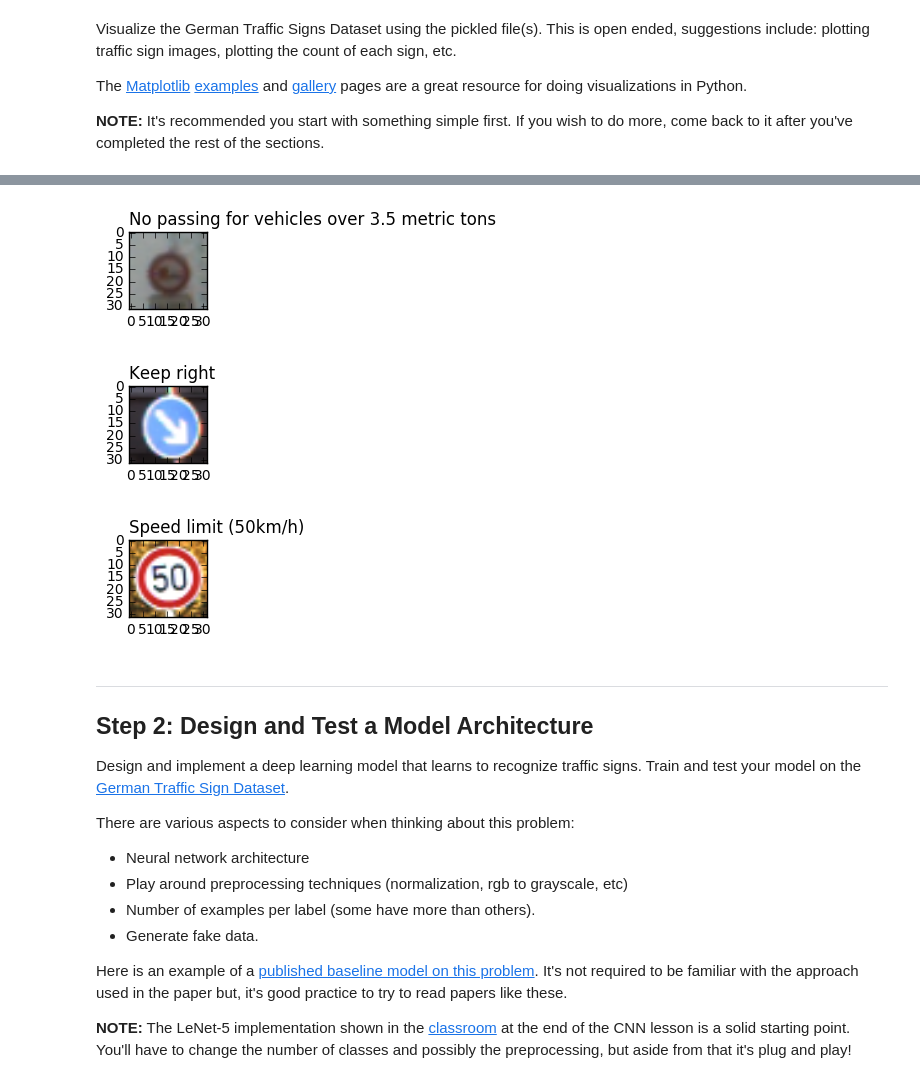
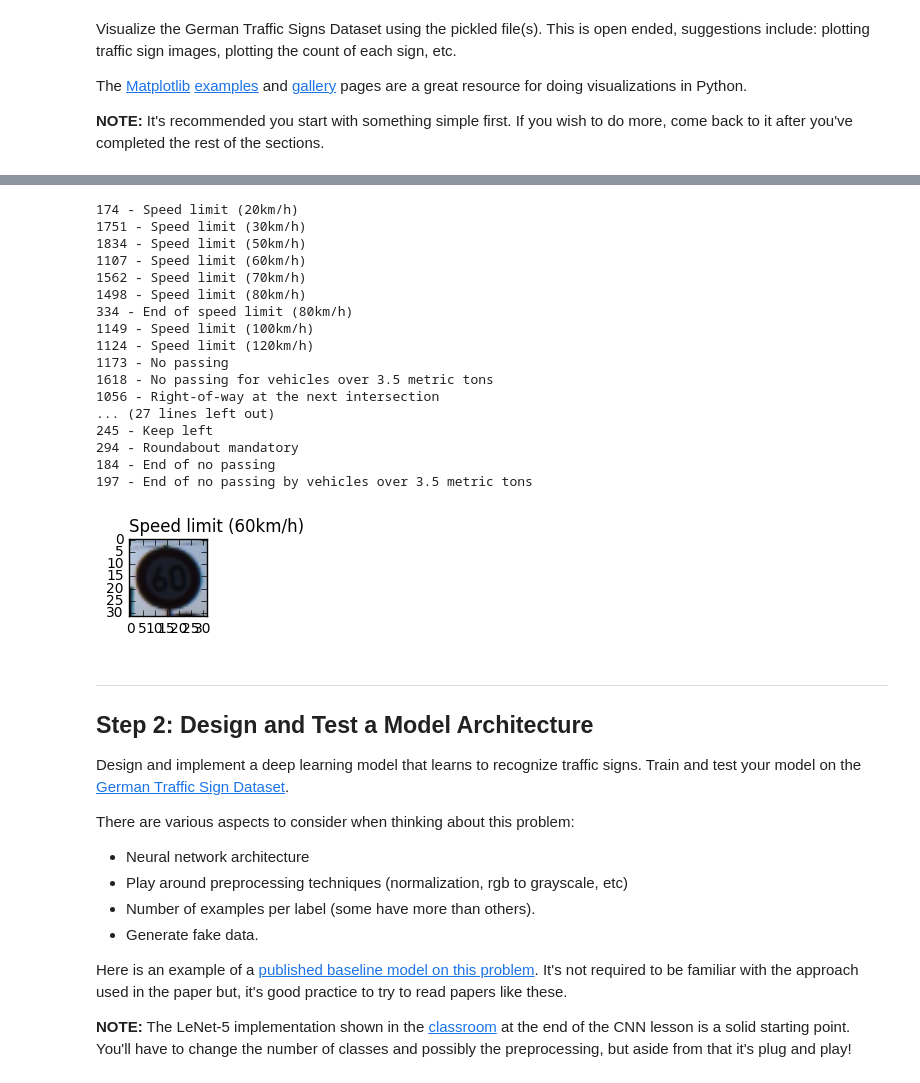
Before and after one commit to konstmsu/CarND-Traffic-Sign-Classifier-Project, a Jupyter notebook: Traffic_Sign_Classifier.ipynb, the cells around one changed output, grey strips where cells are left out. Cells and saved outputs as stored; diff of their text form; code cells hidden in the pictures.

```diff
--- a/Traffic_Sign_Classifier.ipynb
+++ b/Traffic_Sign_Classifier.ipynb
@@ -15,16 +15,26 @@ In addition to implementing code, there will be questions that you must answer w
 ## Step 0: Load The Data
 # %%
 import pickle
+import matplotlib.colors
+from sklearn.model_selection import train_test_split
 from sklearn.utils import shuffle
 
 training_file = "train.p"
 testing_file = "test.p"
 
+def rgb2gray(rgb):
+    return np.dot(rgb[...,:3], [0.299, 0.587, 0.114])
+
 with open("train.p", mode='rb') as f:
-    train = pickle.load(f)
+    train0 = pickle.load(f)
 with open("test.p", mode='rb') as f:
     test = pickle.load(f)
 
-X_train, X_validation, y_train, y_validation = train_test_split(train['features'], train['labels'], test_size=0.2)
+def to_hsv(images):
+     return np.asarray([matplotlib.colors.rgb_to_hsv(i/255.0) for i in images])
 
-X_test, y_test = (test['features'], test['labels'])
+X_train, X_validation, y_train, y_validation = train_test_split(to_hsv(train['features']), train['labels'], test_size=0.2)
+
+X_test, y_test = (to_hsv(test['features']), test['labels'])
+
+print(X_train[0].shape)
@@ -90,14 +102,42 @@ For example 9 - No passing
-# %%
-for i in range(3):
-    index = random.randint(0, len(X_train))
-    image = X_train[index].squeeze()
-    plt.figure(figsize=(1,1))
-    plt.imshow(image)
-    plt.title(labels[y_train[index]], loc='left')
-# %% [output]
-[figure, removed]
-[figure, removed]
-[figure, removed]
+# %%
+import scipy.ndimage.interpolation
+
+def show_image(x, title):
+    image = x.squeeze()
+    plt.figure(figsize=(1,1))
+    plt.imshow(matplotlib.colors.hsv_to_rgb(image))
+    #plt.imshow(image, cmap='gray')
+    plt.title(title, loc='left')
+
+def show_sign(Xs, ys, i):
+    show_image(Xs[i], labels[ys[i]])
+
+for i in range(1):
+    index = random.randint(0, len(X_train))
+    show_sign(X_train, y_train, index)
+
+(sta, counts) = np.unique(y_train, return_counts=True)
+for i in range(len(sta)):
+    print("%s - %s" % (counts[i], labels[sta[i]]))
+# %% [output]
+174 - Speed limit (20km/h)
+1751 - Speed limit (30km/h)
+1834 - Speed limit (50km/h)
+1107 - Speed limit (60km/h)
+1562 - Speed limit (70km/h)
+1498 - Speed limit (80km/h)
+334 - End of speed limit (80km/h)
+1149 - Speed limit (100km/h)
+1124 - Speed limit (120km/h)
+1173 - No passing
+1618 - No passing for vehicles over 3.5 metric tons
+1056 - Right-of-way at the next intersection
+... (27 lines left out)
+245 - Keep left
+294 - Roundabout mandatory
+184 - End of no passing
+197 - End of no passing by vehicles over 3.5 metric tons
+[figure, added]
 # %% [markdown]
 ----
 
```
Also changed, not shown: parts of 23 cells of this notebook.
